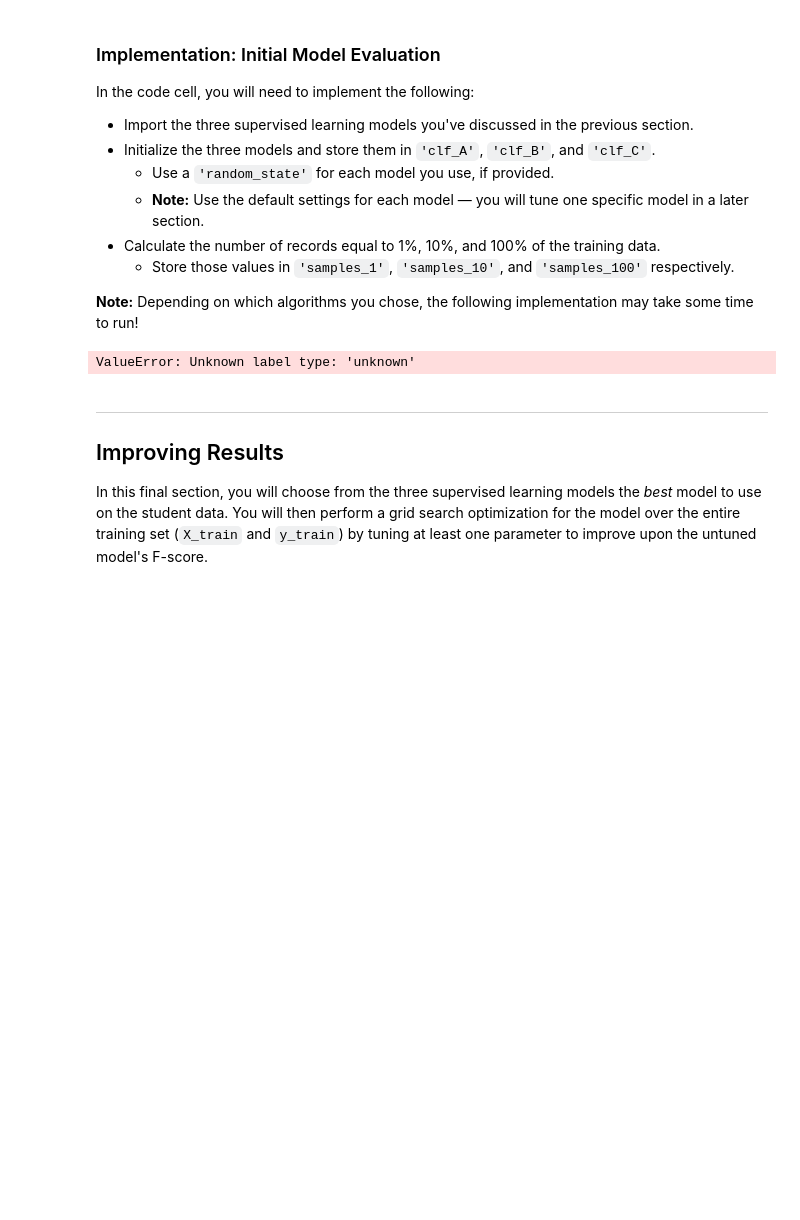
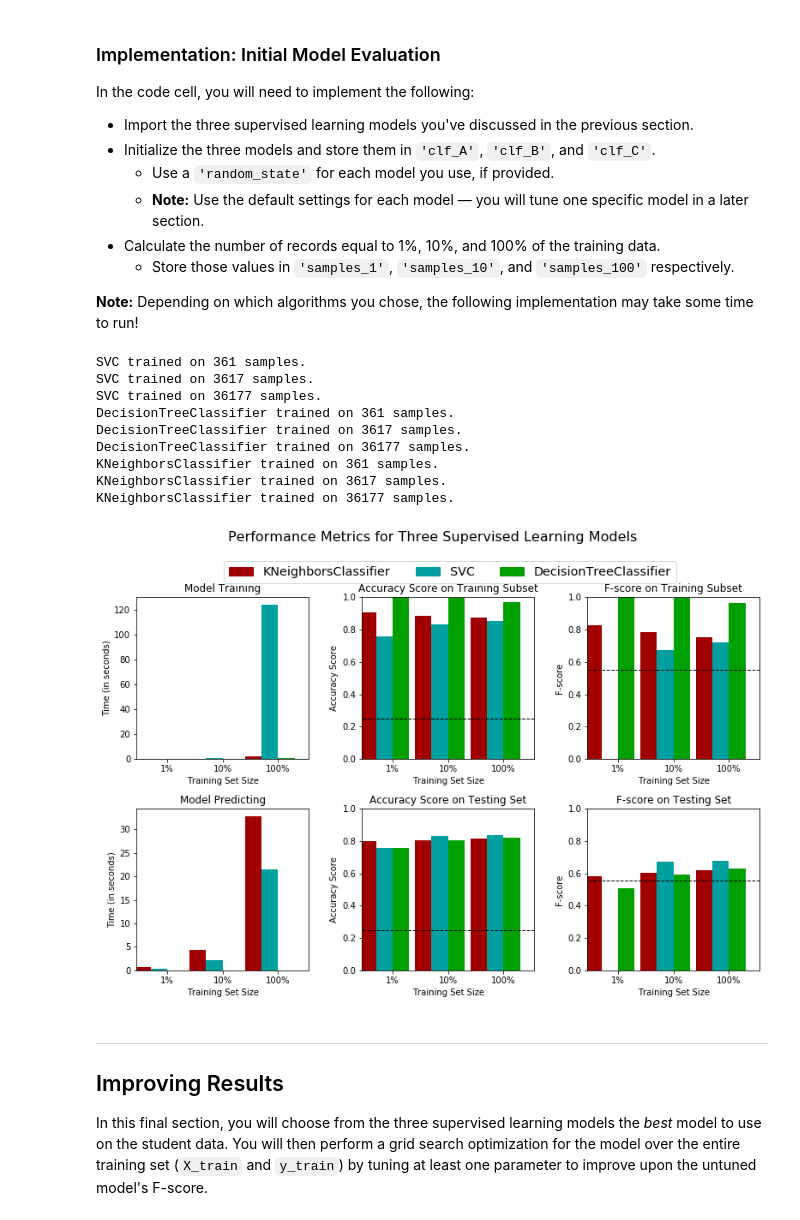
Before and after one commit to JettJengaGod/MachineLearningNanoDegree, a Jupyter notebook: projects/finding_donors/finding_donors.ipynb, the cells around one changed output. Cells and saved outputs as stored; diff of their text form; code cells hidden in the pictures; blank space fills up the shorter version.

```diff
--- a/projects/finding_donors/finding_donors.ipynb
+++ b/projects/finding_donors/finding_donors.ipynb
@@ -345,7 +359,8 @@ def train_predict(learner, sample_size, X_train, y_train, X_test, y_test):
     '''
 
     results = {}
-
+    y_train = y_train.astype('int')
+    y_test = y_test.astype('int')
     # TODO: Fit the learner to the training data using slicing with 'sample_size' using .fit(training_features[:], training_labels[:])
     start = time() # Get start time
     learner = learner.fit(X_train[:sample_size], y_train[:sample_size])
@@ -371,10 +386,10 @@ def train_predict(learner, sample_size, X_train, y_train, X_test, y_test):
     results['acc_test'] = accuracy_score(y_test,predictions_test)
 
     # TODO: Compute F-score on the the first 300 training samples using fbeta_score()
-    results['f_train'] = fbeta_score(y_train[:300],predictions_train)
+    results['f_train'] = fbeta_score(y_train[:300],predictions_train,.5)
 
     # TODO: Compute F-score on the test set which is y_test
-    results['f_test'] = fbeta_score(y_test,predictions_test)
+    results['f_test'] = fbeta_score(y_test,predictions_test,.5)
 
     # Success
     print "{} trained on {} samples.".format(learner.__class__.__name__, sample_size)
@@ -394,33 +409,43 @@ In the code cell, you will need to implement the following:
 **Note:** Depending on which algorithms you chose, the following implementation may take some time to run!
 # %%
 # TODO: Import the three supervised learning models from sklearn
-from sklearn import svm
+from sklearn import svm,tree
+from sklearn.neighbors import KNeighborsClassifier
 # TODO: Initialize the three models
 clf_A = svm.SVC()
-clf_B = svm.SVC()
-clf_C = svm.SVC()
+clf_B = tree.DecisionTreeClassifier()
+clf_C = KNeighborsClassifier(n_neighbors=3)
 
 # TODO: Calculate the number of samples for 1%, 10%, and 100% of the training data
 # HINT: samples_100 is the entire training set i.e. len(y_train)
 # HINT: samples_10 is 10% of samples_100
 # HINT: samples_1 is 1% of samples_100
 samples_100 = len(y_train)
 samples_10 = len(y_train)/10
 samples_1 = len(y_train)/100
 
 # Collect results on the learners
 results = {}
 for clf in [clf_A, clf_B, clf_C]:
     clf_name = clf.__class__.__name__
     results[clf_name] = {}
     for i, samples in enumerate([samples_1, samples_10, samples_100]):
         results[clf_name][i] = \
         train_predict(clf, samples, X_train, y_train, X_test, y_test)
 
 # Run metrics visualization for the three supervised learning models chosen
 vs.evaluate(results, accuracy, fscore)
 # %% [output]
-ValueError: Unknown label type: 'unknown'
+SVC trained on 361 samples.
+SVC trained on 3617 samples.
+SVC trained on 36177 samples.
+DecisionTreeClassifier trained on 361 samples.
+DecisionTreeClassifier trained on 3617 samples.
+DecisionTreeClassifier trained on 36177 samples.
+KNeighborsClassifier trained on 361 samples.
+KNeighborsClassifier trained on 3617 samples.
+KNeighborsClassifier trained on 36177 samples.
+[figure, added]
 # %% [markdown]
 ----
 ## Improving Results
```
Also changed, not shown: parts of 17 cells of this notebook, 1 other file.
